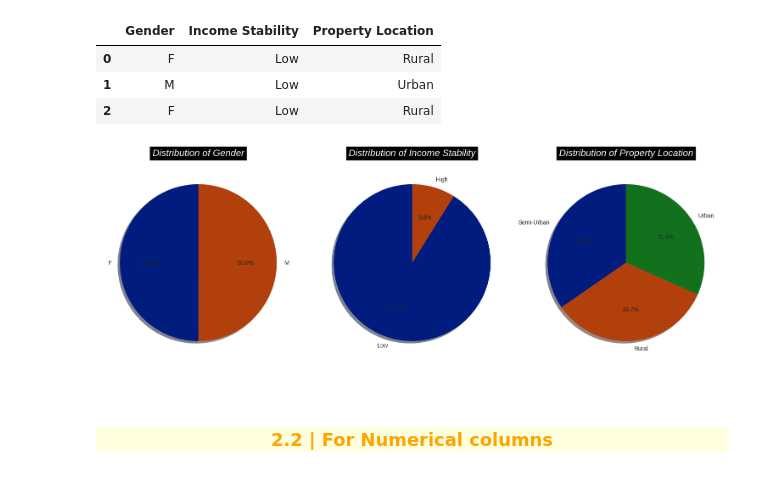
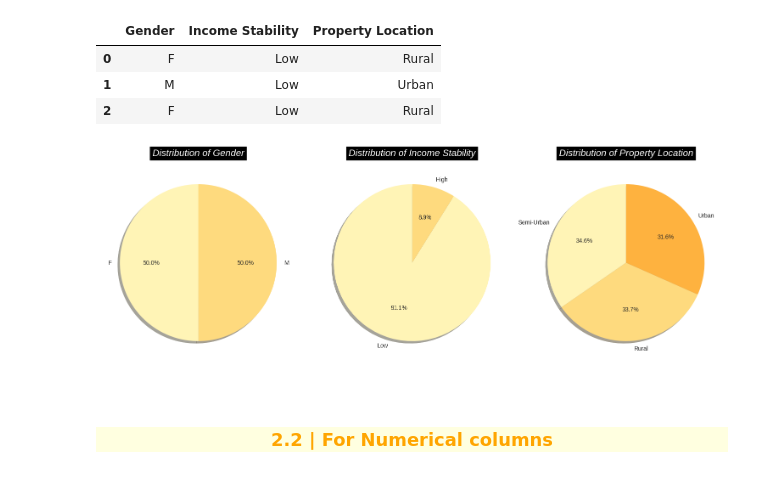
Before and after one commit to ttnghii/Machine-Learning-Basics-Models, a Jupyter notebook: 1- Linear Regression/PredictHouseLoan_LinearRegression.ipynb, the cells around one changed output. Cells and saved outputs as stored; diff of their text form; code cells hidden in the pictures.

```diff
--- a/1- Linear Regression/PredictHouseLoan_LinearRegression.ipynb
+++ b/1- Linear Regression/PredictHouseLoan_LinearRegression.ipynb
@@ -122,21 +122,21 @@ categorical_df.head(3)
 # %%
 fig, axes = plt.subplots(1, len(categorical_df.columns),
                          figsize=(15, 5))
 
 for ax, col in zip(axes, categorical_df.columns):
 
     ax.pie(categorical_df[col].value_counts(),
            labels=categorical_df[col].value_counts().index,
-           colors=sns.color_palette('dark'),
+           colors=sns.color_palette('YlOrBr'),
            autopct='%1.1f%%',
            shadow=True, startangle=90)
 
     ax.set_title(f'Distribution of {col}', fontdict=font, pad=15)
 
 plt.tight_layout()
 plt.show()
 # %% [output]
-[figure, old version]
+[figure, new version]
 # %% [markdown]
 <br>
 <h3 align='center'>
```
Also changed, not shown: parts of 2 cells of this notebook, 2 other files.
